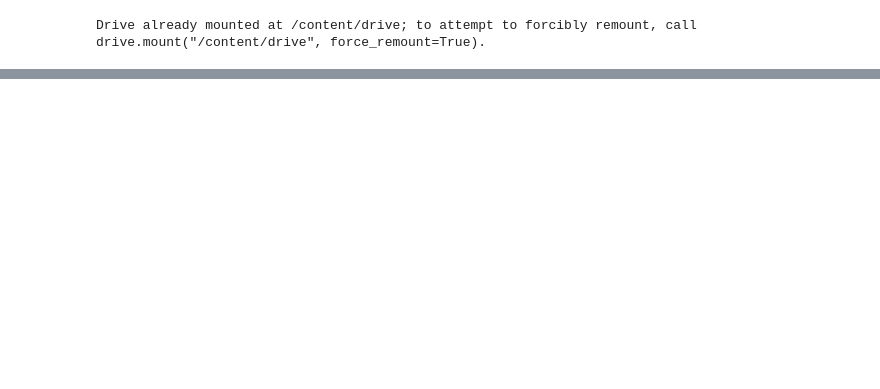
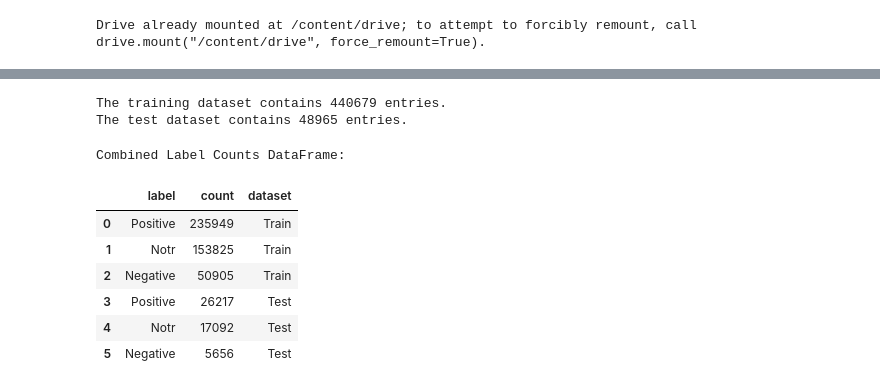
Before and after one commit to omerfcinoglu/Turkish_Sentiment_Analysis, a Jupyter notebook: Turkish_Sentiment_Analysis.ipynb, the cells around one changed output, grey strips where cells are left out. Cells and saved outputs as stored; diff of their text form; code cells hidden in the pictures; blank space fills up the shorter version.

Commit message:
summary of train and test data

```diff
--- a/Turkish_Sentiment_Analysis.ipynb
+++ b/Turkish_Sentiment_Analysis.ipynb
@@ -23,0 +37,33 @@ Data loaded successfully:
+# %%
+num_rows_test = test_df.shape[0]
+print(f"The training dataset contains {num_rows} entries.")
+print(f"The test dataset contains {num_rows_test} entries.")
+# %% [output]
+The training dataset contains 440679 entries.
+The test dataset contains 48965 entries.
+# %%
+label_counts_df = pd.DataFrame({
+    'label': label_counts.index,
+    'count': label_counts.values,
+    'dataset': 'Train'
+})
+
+label_counts_test_df = pd.DataFrame({
+    'label': label_counts_test.index,
+    'count': label_counts_test.values,
+    'dataset': 'Test'
+})
+
+combined_label_counts = pd.concat([label_counts_df, label_counts_test_df], ignore_index=True)
+
+print("Combined Label Counts DataFrame:")
+display(combined_label_counts)
+# %% [output]
+Combined Label Counts DataFrame:
+|  | label | count | dataset |
+| 0 | Positive | 235949 | Train |
+| 1 | Notr | 153825 | Train |
+| 2 | Negative | 50905 | Train |
+| 3 | Positive | 26217 | Test |
+| 4 | Notr | 17092 | Test |
+| 5 | Negative | 5656 | Test |
```
Also changed, not shown: parts of 3 cells of this notebook.
